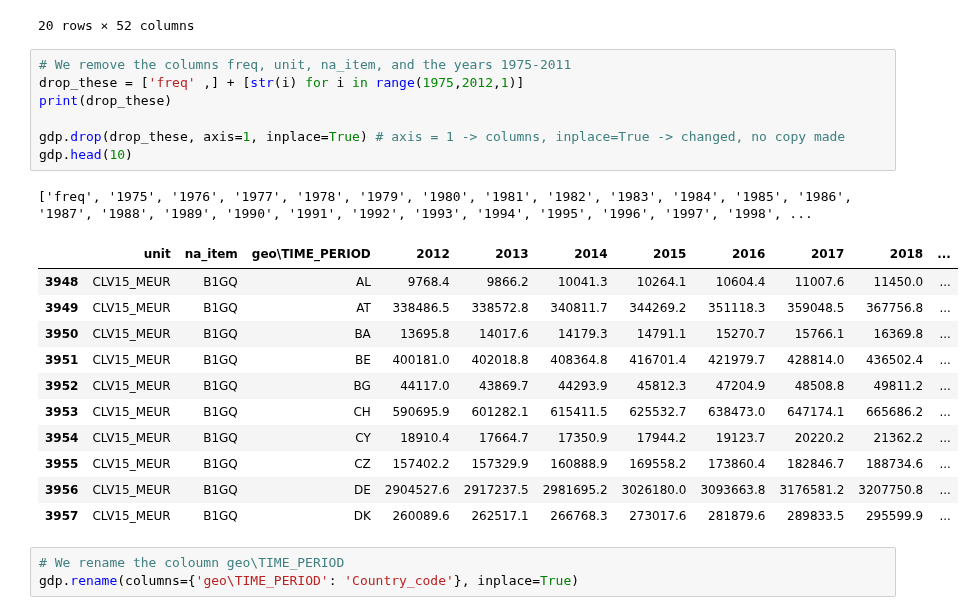
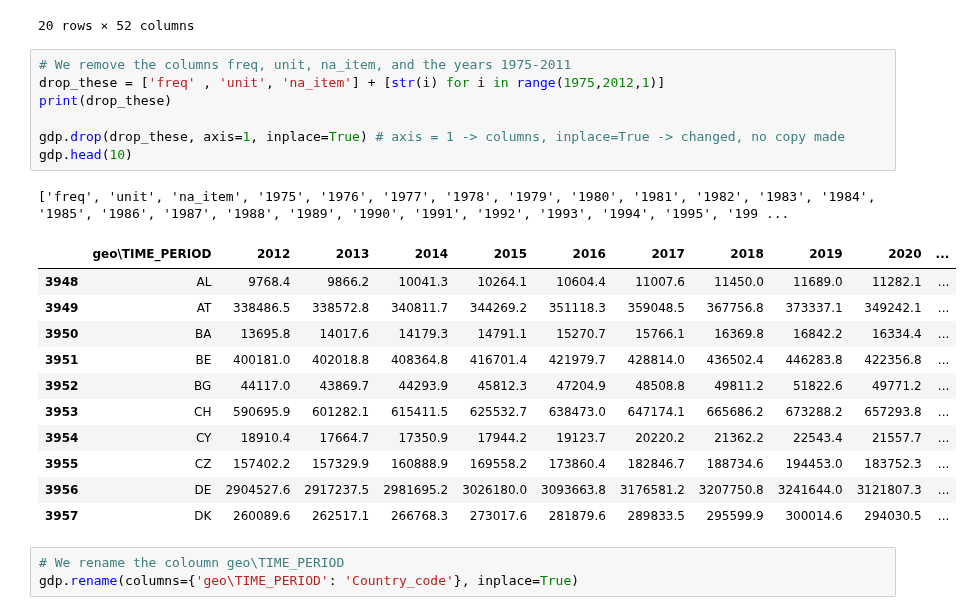
Before and after one commit to NumEconCopenhagen/projects-2023-jt, a Jupyter notebook: dataproject/DP.ipynb, the cells around one changed output. Cells and saved outputs as stored; diff of their text form.

```diff
--- a/dataproject/DP.ipynb
+++ b/dataproject/DP.ipynb
@@ -76,24 +76,24 @@ gdp.head(20)
 20 rows × 52 columns
 # %%
 # We remove the columns freq, unit, na_item, and the years 1975-2011
-drop_these = ['freq' ,] + [str(i) for i in range(1975,2012,1)]
+drop_these = ['freq' , 'unit', 'na_item'] + [str(i) for i in range(1975,2012,1)]
 print(drop_these)
 
 gdp.drop(drop_these, axis=1, inplace=True) # axis = 1 -> columns, inplace=True -> changed, no copy made
 gdp.head(10)
 # %% [output]
-['freq', '1975', '1976', '1977', '1978', '1979', '1980', '1981', '1982', '1983', '1984', '1985', '1986', '1987', '1988', '1989', '1990', '1991', '1992', '1993', '1994', '1995', '1996', '1997', '1998', ...
+['freq', 'unit', 'na_item', '1975', '1976', '1977', '1978', '1979', '1980', '1981', '1982', '1983', '1984', '1985', '1986', '1987', '1988', '1989', '1990', '1991', '1992', '1993', '1994', '1995', '199 ...
-|  | unit | na_item | geo\TIME_PERIOD | 2012 | 2013 | 2014 | 2015 | 2016 | 2017 | 2018 | ... |
-| 3948 | CLV15_MEUR | B1GQ | AL | 9768.4 | 9866.2 | 10041.3 | 10264.1 | 10604.4 | 11007.6 | 11450.0 | ... |
-| 3949 | CLV15_MEUR | B1GQ | AT | 338486.5 | 338572.8 | 340811.7 | 344269.2 | 351118.3 | 359048.5 | 367756.8 | ... |
-| 3950 | CLV15_MEUR | B1GQ | BA | 13695.8 | 14017.6 | 14179.3 | 14791.1 | 15270.7 | 15766.1 | 16369.8 | ... |
-| 3951 | CLV15_MEUR | B1GQ | BE | 400181.0 | 402018.8 | 408364.8 | 416701.4 | 421979.7 | 428814.0 | 436502.4 | ... |
-| 3952 | CLV15_MEUR | B1GQ | BG | 44117.0 | 43869.7 | 44293.9 | 45812.3 | 47204.9 | 48508.8 | 49811.2 | ... |
-| 3953 | CLV15_MEUR | B1GQ | CH | 590695.9 | 601282.1 | 615411.5 | 625532.7 | 638473.0 | 647174.1 | 665686.2 | ... |
-| 3954 | CLV15_MEUR | B1GQ | CY | 18910.4 | 17664.7 | 17350.9 | 17944.2 | 19123.7 | 20220.2 | 21362.2 | ... |
-| 3955 | CLV15_MEUR | B1GQ | CZ | 157402.2 | 157329.9 | 160888.9 | 169558.2 | 173860.4 | 182846.7 | 188734.6 | ... |
-| 3956 | CLV15_MEUR | B1GQ | DE | 2904527.6 | 2917237.5 | 2981695.2 | 3026180.0 | 3093663.8 | 3176581.2 | 3207750.8 | ... |
-| 3957 | CLV15_MEUR | B1GQ | DK | 260089.6 | 262517.1 | 266768.3 | 273017.6 | 281879.6 | 289833.5 | 295599.9 | ... |
+|  | geo\TIME_PERIOD | 2012 | 2013 | 2014 | 2015 | 2016 | 2017 | 2018 | 2019 | 2020 | ... |
+| 3948 | AL | 9768.4 | 9866.2 | 10041.3 | 10264.1 | 10604.4 | 11007.6 | 11450.0 | 11689.0 | 11282.1 | ... |
+| 3949 | AT | 338486.5 | 338572.8 | 340811.7 | 344269.2 | 351118.3 | 359048.5 | 367756.8 | 373337.1 | 349242.1 | ... |
+| 3950 | BA | 13695.8 | 14017.6 | 14179.3 | 14791.1 | 15270.7 | 15766.1 | 16369.8 | 16842.2 | 16334.4 | ... |
+| 3951 | BE | 400181.0 | 402018.8 | 408364.8 | 416701.4 | 421979.7 | 428814.0 | 436502.4 | 446283.8 | 422356.8 | ... |
+| 3952 | BG | 44117.0 | 43869.7 | 44293.9 | 45812.3 | 47204.9 | 48508.8 | 49811.2 | 51822.6 | 49771.2 | ... |
+| 3953 | CH | 590695.9 | 601282.1 | 615411.5 | 625532.7 | 638473.0 | 647174.1 | 665686.2 | 673288.2 | 657293.8 | ... |
+| 3954 | CY | 18910.4 | 17664.7 | 17350.9 | 17944.2 | 19123.7 | 20220.2 | 21362.2 | 22543.4 | 21557.7 | ... |
+| 3955 | CZ | 157402.2 | 157329.9 | 160888.9 | 169558.2 | 173860.4 | 182846.7 | 188734.6 | 194453.0 | 183752.3 | ... |
+| 3956 | DE | 2904527.6 | 2917237.5 | 2981695.2 | 3026180.0 | 3093663.8 | 3176581.2 | 3207750.8 | 3241644.0 | 3121807.3 | ... |
+| 3957 | DK | 260089.6 | 262517.1 | 266768.3 | 273017.6 | 281879.6 | 289833.5 | 295599.9 | 300014.6 | 294030.5 | ... |
 # %%
 # We rename the coloumn geo\TIME_PERIOD
 gdp.rename(columns={'geo\TIME_PERIOD': 'Country_code'}, inplace=True)
```
Also changed, not shown: parts of 5 cells of this notebook.
